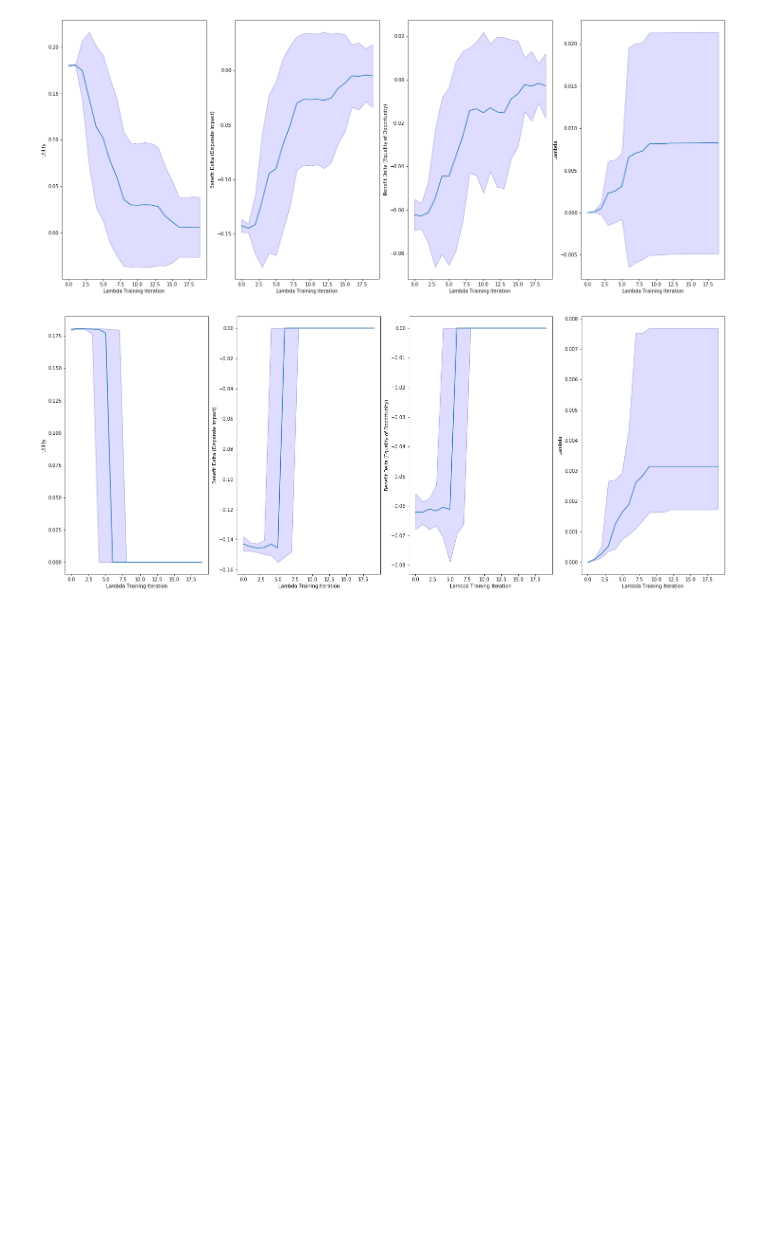
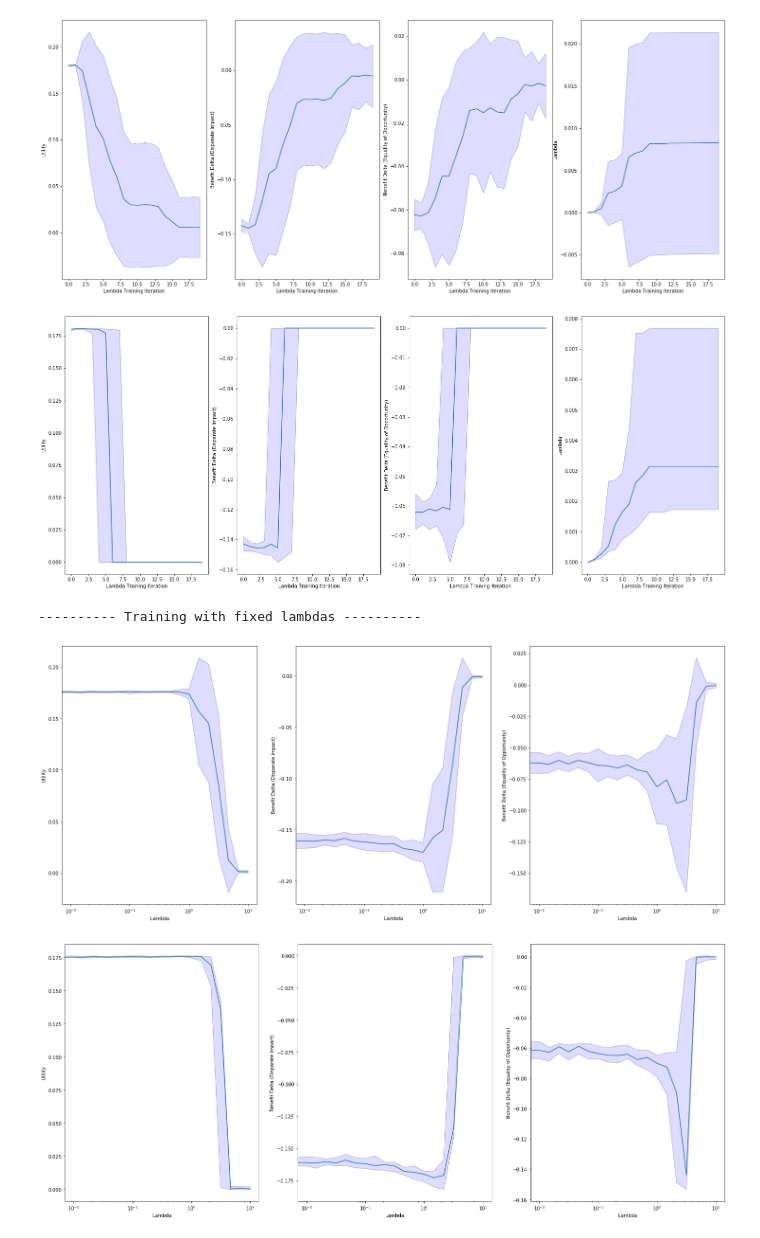
Before and after one commit to floydkretschmar/master-thesis, a Jupyter notebook: exp/010-benefit-difference-vs-covariance.ipynb, the cells around one changed output. Drawn from its saved outputs; the diff is of its cells as text; code cells hidden in the pictures; blank space fills up the shorter version.

Commit message:
additional stuff for distribution rework

```diff
--- a/exp/010-benefit-difference-vs-covariance.ipynb
+++ b/exp/010-benefit-difference-vs-covariance.ipynb
@@ -150,7 +147,7 @@ def calc_covariance(**fairness_kwargs):
 
     if ips_weights is not None:
         mu_s = np.mean(s * ips_weights, axis=0)
-        benefit *= ips_weights
+        benefit *= ips_weightsining_parameters
     else:
         mu_s = np.mean(s, axis=0)
 
@@ -204,8 +201,7 @@ training_parameters = {
         'num_decisions': 128 * 256
     },
     'data': {
-        'distribution': UncalibratedScore(bias=bias),
-        'fraction_protected':0.5,
+        'distribution': UncalibratedScore(bias=bias, fraction_protected=0.5),
         'num_test_samples': 8192
     }
 }
@@ -258,0 +341,14 @@ plot_median(statistics, "{}/results_median_lambdas.png".format(run_path), model_
+# %%
+training_parameters["experiment_name"] = "exp-010-3rd-uncalibrated-over-lambdas"
+lambdas = np.logspace(-2, 1, base=10, endpoint=True, num=19)
+lambdas = np.insert(arr=lambdas, obj=0, values=[0.0])
+training_parameters["model"]["initial_lambda"] = lambdas
+
+statistics, _, run_path = train(training_parameters, iterations=30, asynchronous=True)
+
+plot_mean(statistics, "{}/results_mean_lambdas.png".format(run_path))
+plot_median(statistics, "{}/results_median_lambdas.png".format(run_path))
+# %% [output]
+---------- Training with fixed lambdas ----------
+[figure, added]
+[figure, added]
```
Also changed, not shown: parts of 4 cells of this notebook, 1 other file.
